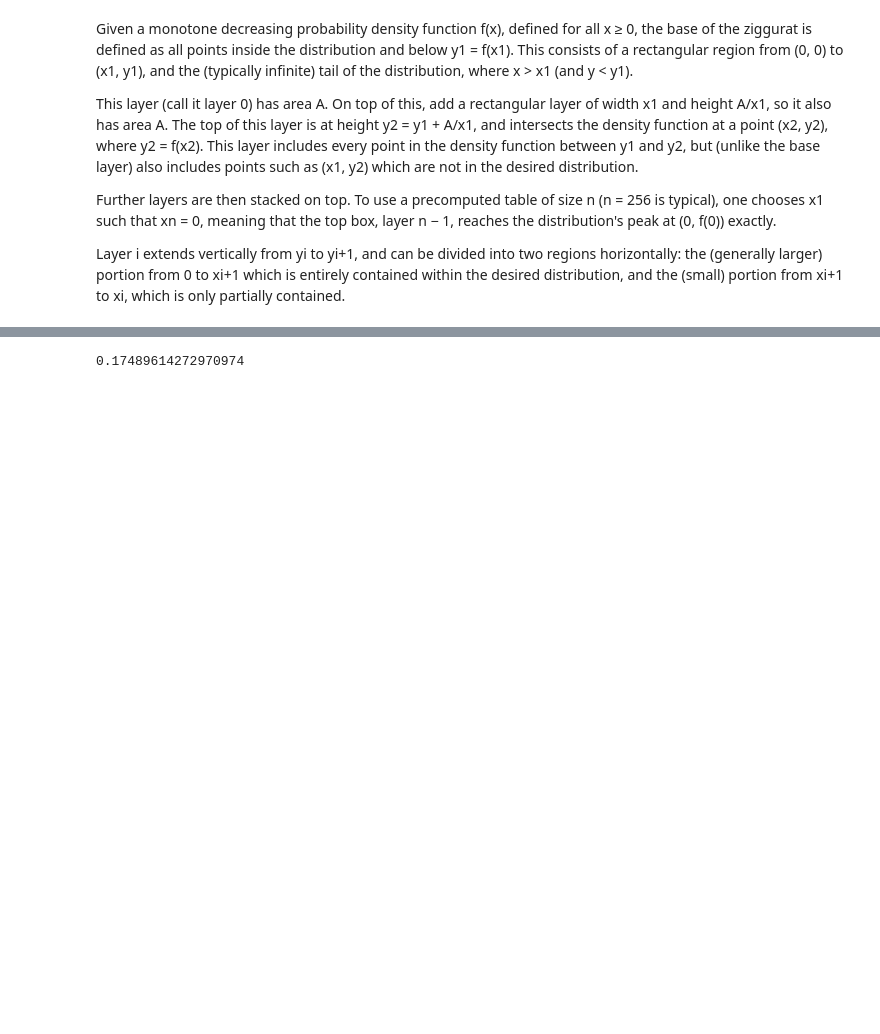
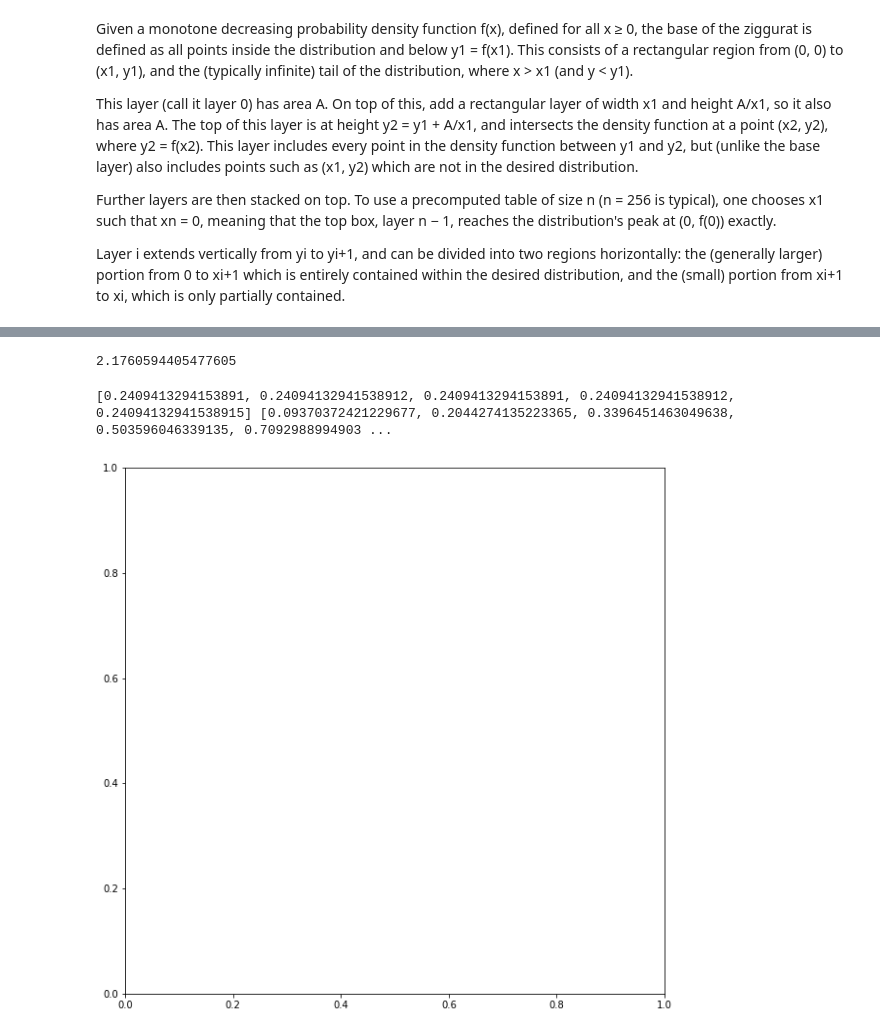
Before and after one commit to tmerrittsmith/normal_distribution_sampler, a Jupyter notebook: normal_distribution_sampler_1.ipynb, the cells around one changed output, grey strips where cells are left out. Cells and saved outputs as stored; diff of their text form; code cells hidden in the pictures; blank space fills up the shorter version.

```diff
--- a/normal_distribution_sampler_1.ipynb
+++ b/normal_distribution_sampler_1.ipynb
@@ -585,4 +559,0 @@ y_4
-# %%
-y_3
-# %% [output]
-0.17489614272970974
@@ -590,0 +560,22 @@ from scipy.special import erf, erfc
+# %%
+from scipy.optimize import bisect
+
+n = 5
+
+def find_x1(x, n):
+    y = gauss(x)
+    area = np.sqrt(np.pi / 2) * erfc(x / np.sqrt(2)) + x * y
+    for i in range(n):
+        y_new = y + area / x
+        x_new = inverse_gauss(y_new)
+        y = y_new
+        x = x_new
+    if np.isnan(y):
+        return -1
+    else:
+        return 1 - y
+
+x_1 = bisect(lambda x:find_x1(x, n), 1, 5)
+print(x_1)
+# %% [output]
+2.1760594405477605
@@ -590,0 +601,9 @@ from scipy.special import erf, erfc
+# %%
+areas, ys, xs = calculate_table(x_1, 5)
+print(areas, ys, xs)
+# %% [output]
+[0.2409413294153891, 0.24094132941538912, 0.2409413294153891, 0.24094132941538912, 0.24094132941538915] [0.09370372421229677, 0.2044274135223365, 0.3396451463049638, 0.503596046339135, 0.7092988994903 ...
+# %%
+fig, ax = plt.subplots(figsize=(10,10))
+# %% [output]
+[figure, added]
```
Also changed, not shown: parts of 23 cells of this notebook.
